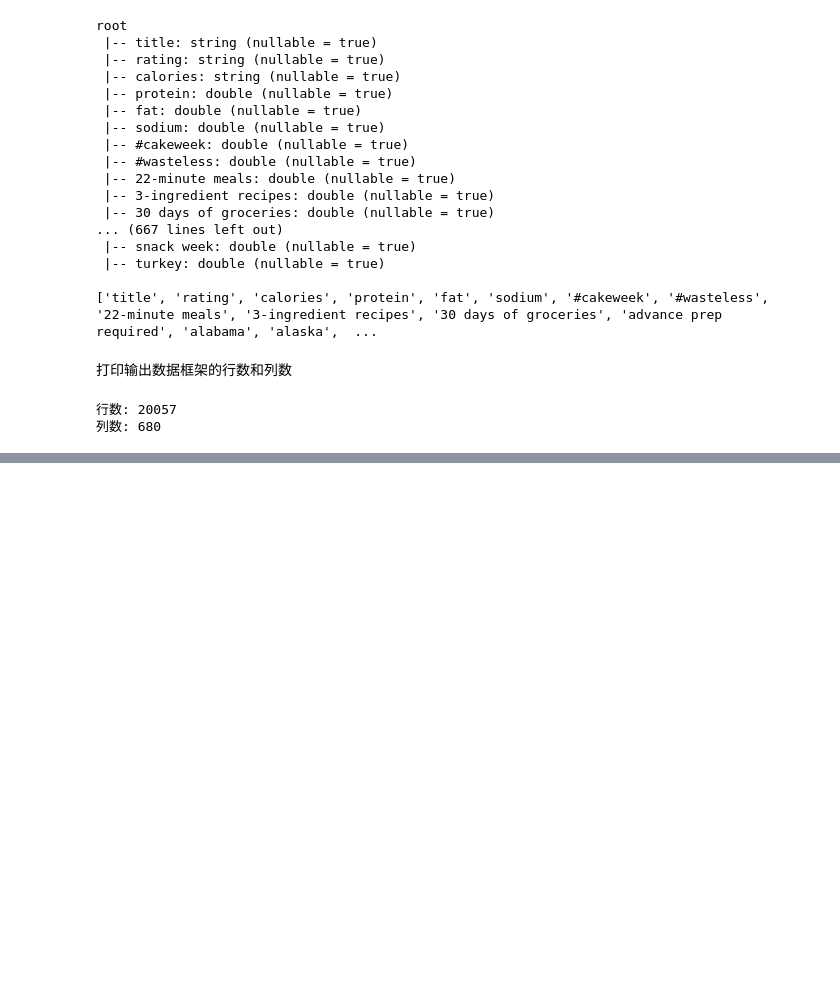
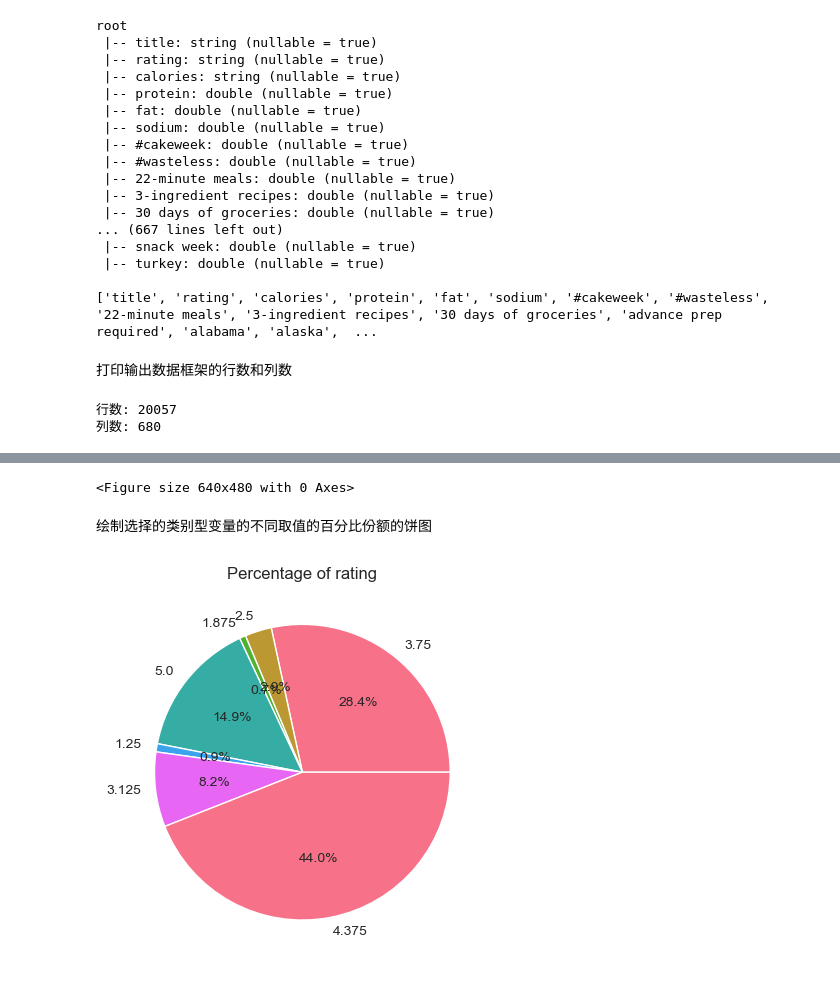
Before and after one commit to kexin0221/BigDataDevelopment, a Jupyter notebook: myCode/test_11_21.ipynb, the cells around one changed output, grey strips where cells are left out. Saved outputs shown, nothing was run; the diff lists cells and outputs as text; code cells hidden in the pictures; blank space fills up the shorter version.

```diff
--- a/myCode/test_11_21.ipynb
+++ b/myCode/test_11_21.ipynb
@@ -113,0 +349,22 @@ if len(numeric_cols) >= 2:
+# %%
+plt.savefig('calories_by_rating_boxplot.jpg',
+            format='jpg',
+            dpi=300,
+            bbox_inches='tight',
+            facecolor='white')
+# %% [output]
+<Figure size 640x480 with 0 Axes>
+# %% [markdown]
+绘制选择的类别型变量的不同取值的百分比份额的饼图
+# %%
+pdf = df_safe.filter(
+    (df_safe.rating.isNotNull()) &
+    (df_safe.rating >= 1) &
+    (df_safe.rating <= 5)
+)
+pdf_pie = pdf.groupBy("rating").count().toPandas()
+plt.pie(pdf_pie["count"], labels=pdf_pie["rating"], autopct='%1.1f%%')
+plt.title("Percentage of rating")
+plt.show()
+# %% [output]
+[figure, added]
```
Also changed, not shown: parts of 29 cells of this notebook, 5 other files.
